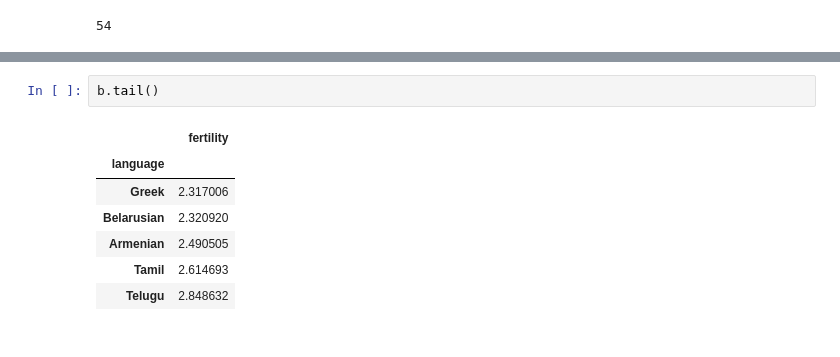
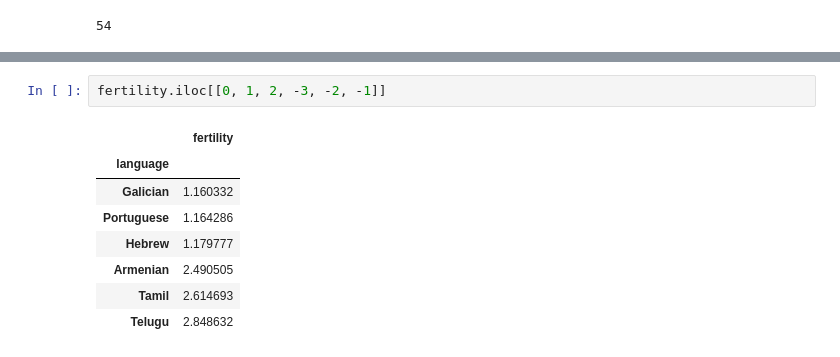
Before and after one commit to juditacs/snippets, a Jupyter notebook: deep_learning/bert_vocab_stats/bert_vocab_stats.ipynb, the cells around one changed output, grey strips where cells are left out. Saved outputs shown, nothing was run; the diff lists cells and outputs as text.

```diff
--- a/deep_learning/bert_vocab_stats/bert_vocab_stats.ipynb
+++ b/deep_learning/bert_vocab_stats/bert_vocab_stats.ipynb
@@ -401,12 +393,13 @@ b.head()
-# %%
-b.tail()
-# %% [output]
-|  | fertility |
-| language |  |
-| Greek | 2.317006 |
-| Belarusian | 2.320920 |
-| Armenian | 2.490505 |
-| Tamil | 2.614693 |
-| Telugu | 2.848632 |
+# %%
+fertility.iloc[[0, 1, 2, -3, -2, -1]]
+# %% [output]
+|  | fertility |
+| language |  |
+| Galician | 1.160332 |
+| Portuguese | 1.164286 |
+| Hebrew | 1.179777 |
+| Armenian | 2.490505 |
+| Tamil | 2.614693 |
+| Telugu | 2.848632 |
 # %%
 bert_stats['continuation_ratio'] = bert_stats.continuation / bert_stats.bert_token_no
```
Also changed, not shown: parts of 15 cells of this notebook, 13 other files.
